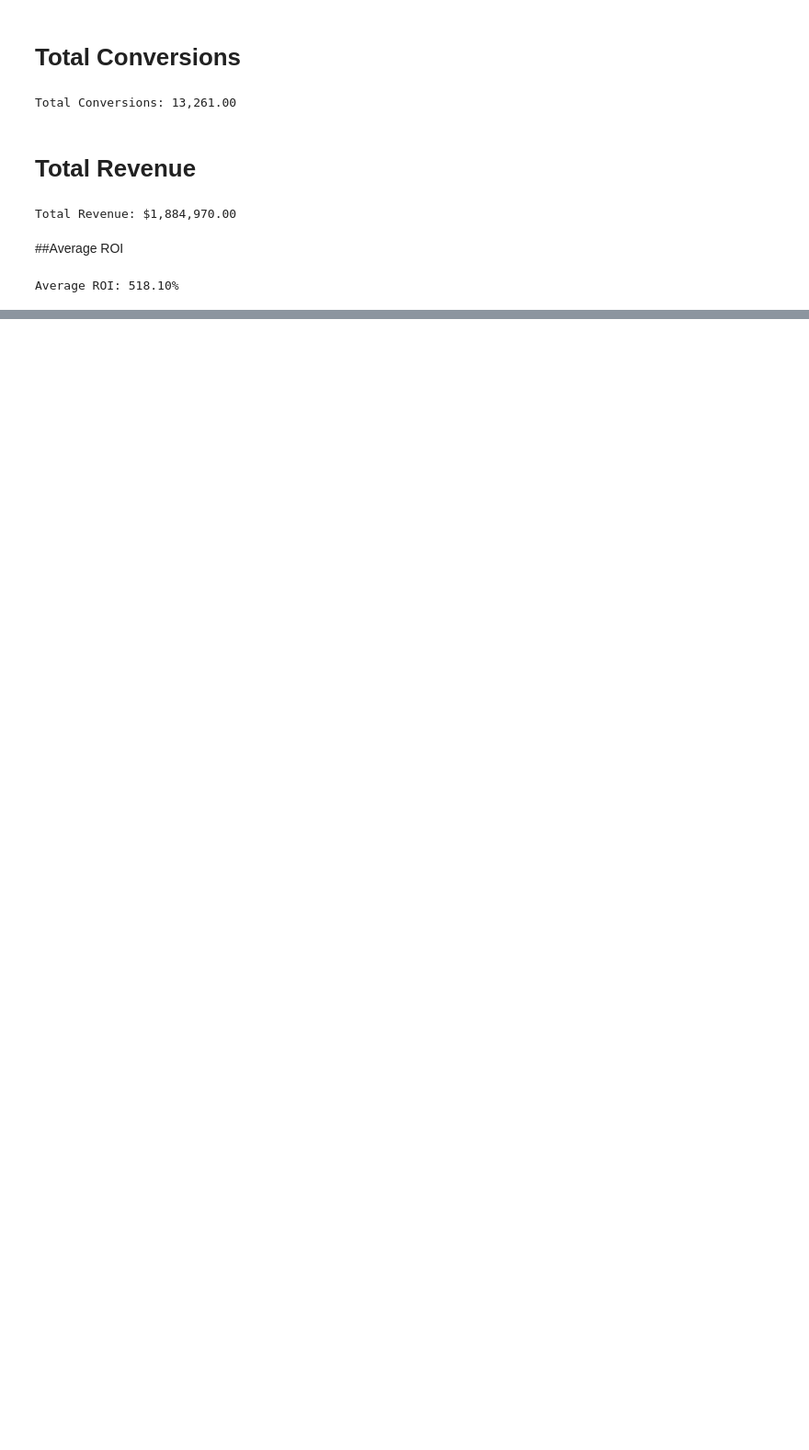
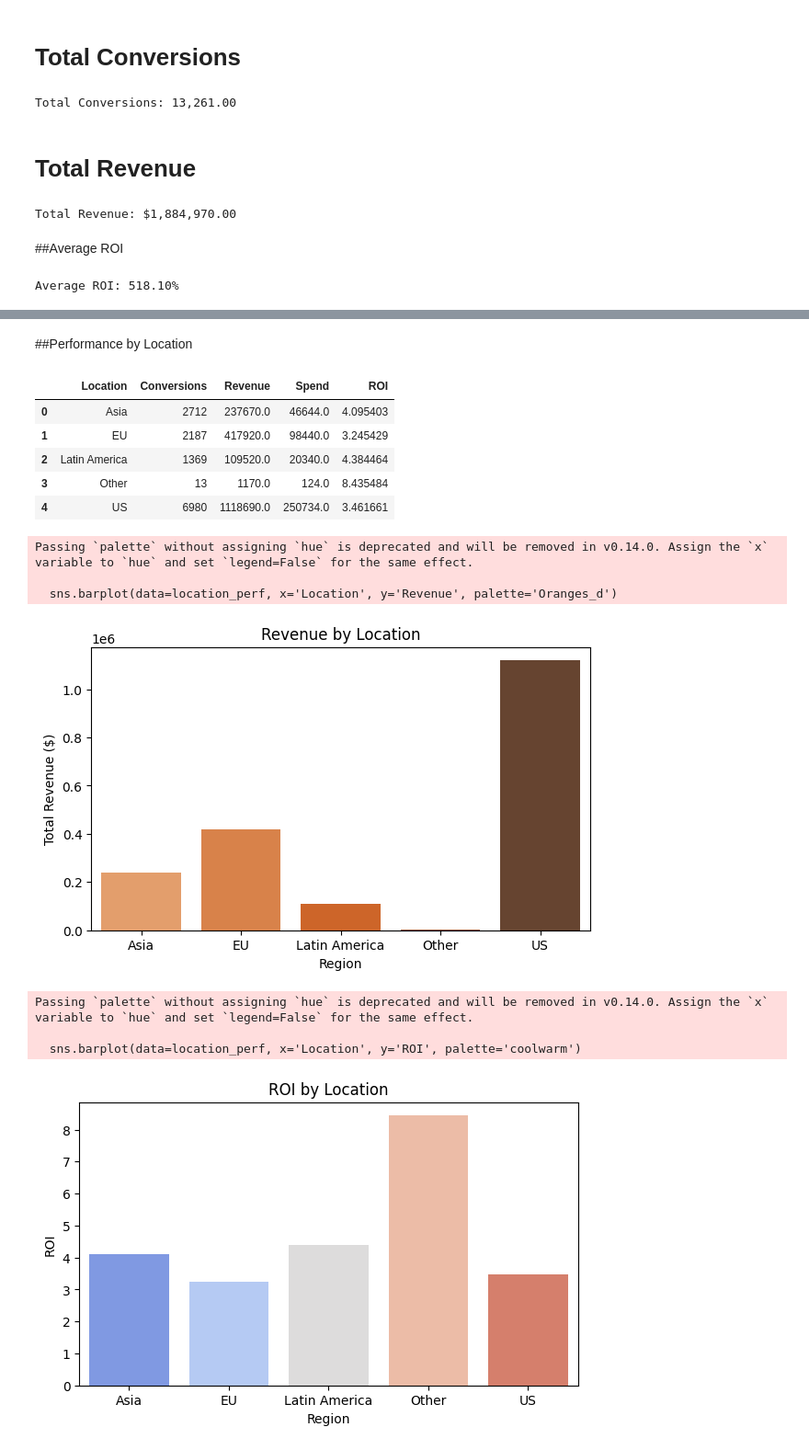
Before and after one commit to Mainabryan/Marketing-ROI-prediction, a Jupyter notebook: Digital_marketing.ipynb, the cells around one changed output, grey strips where cells are left out. Shown at 92% size. Saved outputs shown, nothing was run; the diff lists cells and outputs as text; code cells hidden in the pictures; blank space fills up the shorter version.

```diff
--- a/Digital_marketing.ipynb
+++ b/Digital_marketing.ipynb
@@ -121,0 +374,44 @@ Average ROI: 518.10%
+# %% [markdown]
+##Performance by Location
+# %%
+location_perf = df.groupby('Location').agg({
+    'Conversions': 'sum',
+    'Revenue': 'sum',
+    'Spend': 'sum'
+}).reset_index()
+
+# Calculate ROI per Location
+location_perf['ROI'] = (location_perf['Revenue'] - location_perf['Spend']) / location_perf['Spend']
+
+display(location_perf)
+
+# Plot Revenue per Location
+plt.figure(figsize=(7,4))
+sns.barplot(data=location_perf, x='Location', y='Revenue', palette='Oranges_d')
+plt.title('Revenue by Location')
+plt.ylabel('Total Revenue ($)')
+plt.xlabel('Region')
+plt.show()
+
+# Optional: ROI by Location
+plt.figure(figsize=(7,4))
+sns.barplot(data=location_perf, x='Location', y='ROI', palette='coolwarm')
+plt.title('ROI by Location')
+plt.ylabel('ROI')
+plt.xlabel('Region')
+plt.show()
+# %% [output]
+|  | Location | Conversions | Revenue | Spend | ROI |
+| 0 | Asia | 2712 | 237670.0 | 46644.0 | 4.095403 |
+| 1 | EU | 2187 | 417920.0 | 98440.0 | 3.245429 |
+| 2 | Latin America | 1369 | 109520.0 | 20340.0 | 4.384464 |
+| 3 | Other | 13 | 1170.0 | 124.0 | 8.435484 |
+| 4 | US | 6980 | 1118690.0 | 250734.0 | 3.461661 |
+Passing `palette` without assigning `hue` is deprecated and will be removed in v0.14.0. Assign the `x` variable to `hue` and set `legend=False` for the same effect.
+
+  sns.barplot(data=location_perf, x='Location', y='Revenue', palette='Oranges_d')
+[figure, added]
+Passing `palette` without assigning `hue` is deprecated and will be removed in v0.14.0. Assign the `x` variable to `hue` and set `legend=False` for the same effect.
+
+  sns.barplot(data=location_perf, x='Location', y='ROI', palette='coolwarm')
+[figure, added]
```
Also changed, not shown: parts of 25 cells of this notebook.
